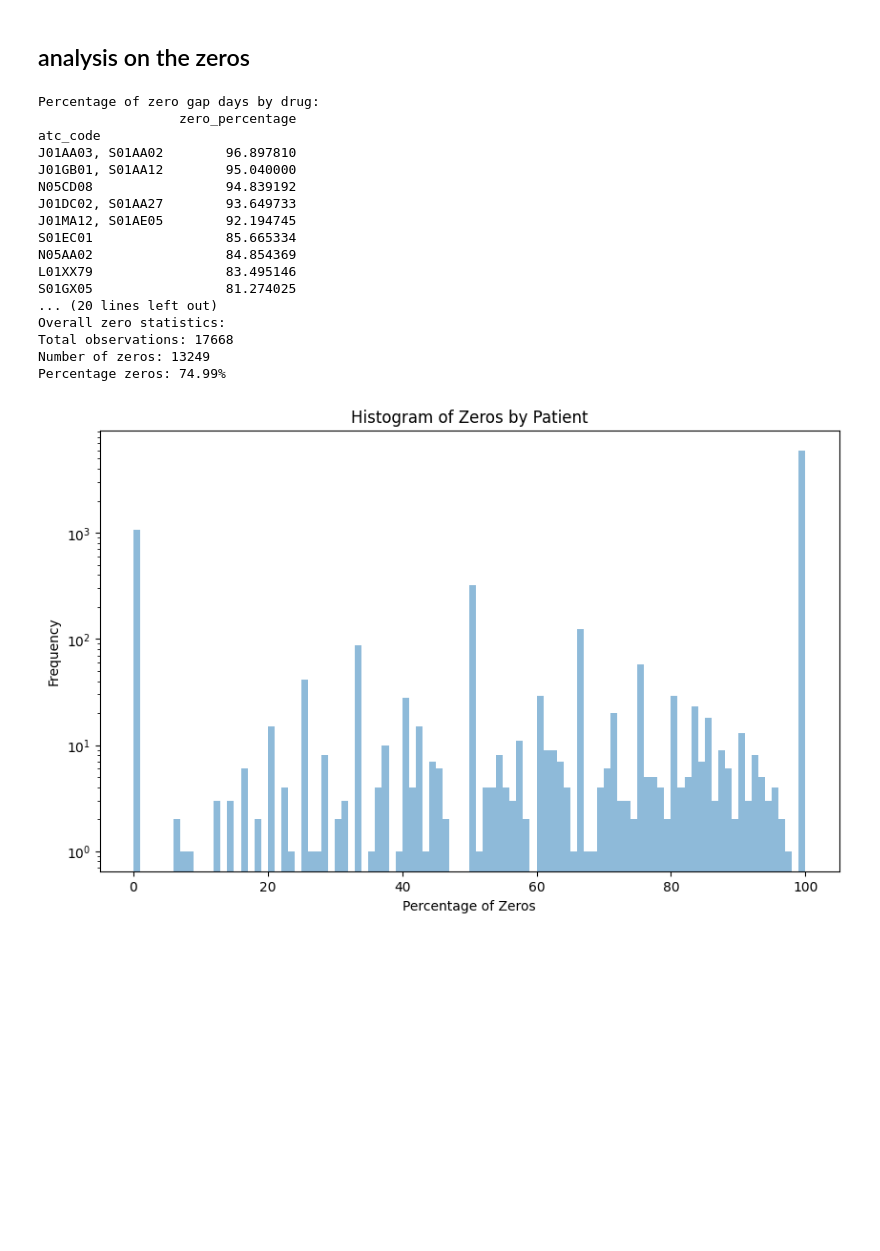
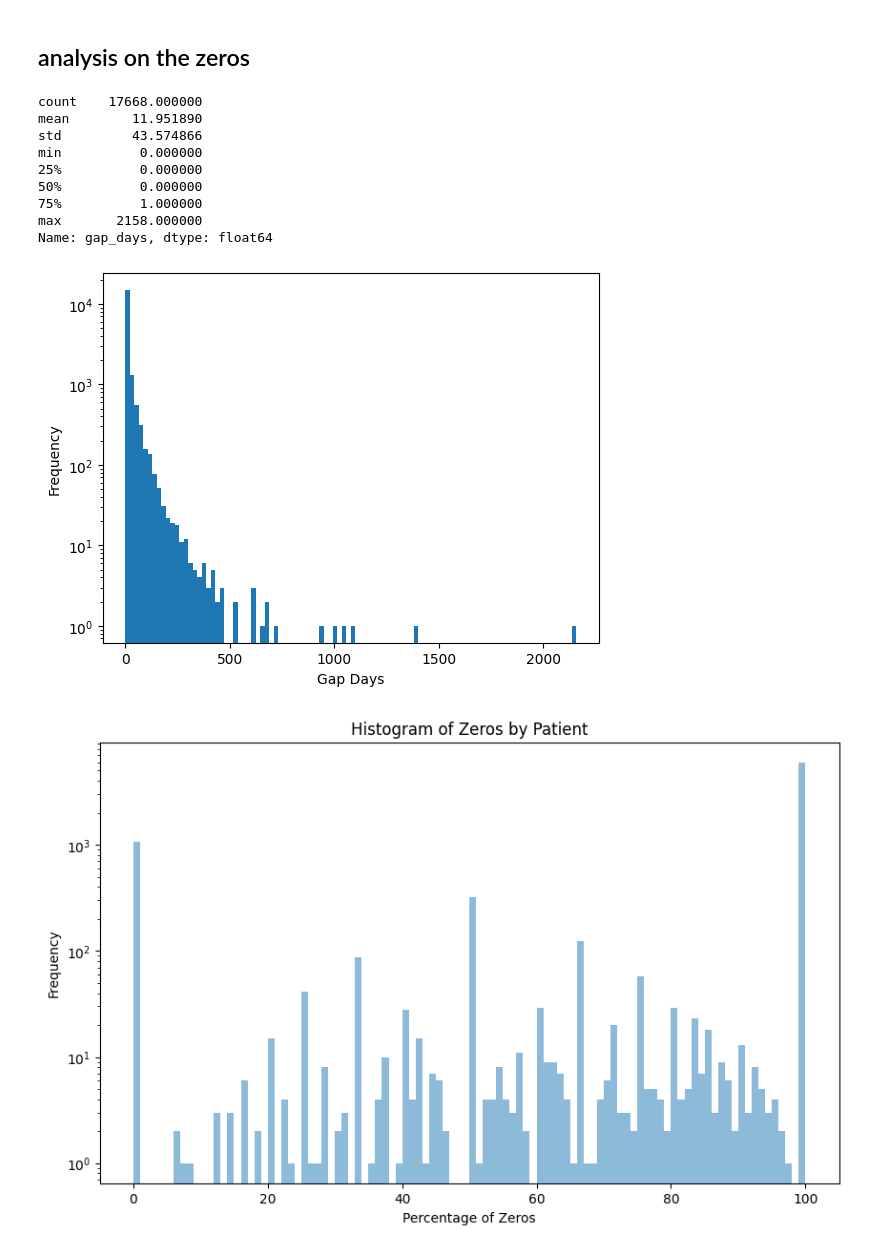
Before and after one commit to spicadust/Project_PerMed, a Jupyter notebook: notebooks/pattern/glm.ipynb, the cells around one changed output. Cells and saved outputs as stored; diff of their text form; code cells hidden in the pictures; blank space fills up the shorter version.

```diff
--- a/notebooks/pattern/glm.ipynb
+++ b/notebooks/pattern/glm.ipynb
@@ -301,10 +255,28 @@ Text(0.5, 1.0, 'Gap Days Distribution for J01GB01, S01AA12')
 [figure]
 # %% [markdown]
 ## analysis on the zeros
+# %%
+print(df["gap_days"].describe())
+plt.hist(df["gap_days"], bins=100)
+plt.xlabel("Gap Days")
+plt.ylabel("Frequency")
+plt.yscale("log")
+plt.show()
+# %% [output]
+count    17668.000000
+mean        11.951890
+std         43.574866
+min          0.000000
+25%          0.000000
+50%          0.000000
+75%          1.000000
+max       2158.000000
+Name: gap_days, dtype: float64
+[figure, added]
 # %%
 # 1. percentage of zeros for each drug
 zero_by_drug = (
-    df.groupby("atc_code")
+    df.groupby("concept_name")
     .agg({"gap_days": lambda x: (x == 0).mean() * 100})
     .rename(columns={"gap_days": "zero_percentage"})
 )
@@ -336,24 +308,6 @@ print("\nOverall zero statistics:")
 print(f"Total observations: {len(df)}")
 print(f"Number of zeros: {(df['gap_days'] == 0).sum()}")
 print(f"Percentage zeros: {(df['gap_days'] == 0).mean() * 100:.2f}%")
-# %% [output]
-Percentage of zero gap days by drug:
-                  zero_percentage
-atc_code
-J01AA03, S01AA02        96.897810
-J01GB01, S01AA12        95.040000
-N05CD08                 94.839192
-J01DC02, S01AA27        93.649733
-J01MA12, S01AE05        92.194745
-S01EC01                 85.665334
-N05AA02                 84.854369
-L01XX79                 83.495146
-S01GX05                 81.274025
-... (20 lines left out)
-Overall zero statistics:
-Total observations: 17668
-Number of zeros: 13249
-Percentage zeros: 74.99%
 # %%
 # histogram of zeros by patient
 plt.figure(figsize=(10, 6))
```
Also changed, not shown: parts of 10 cells of this notebook.
